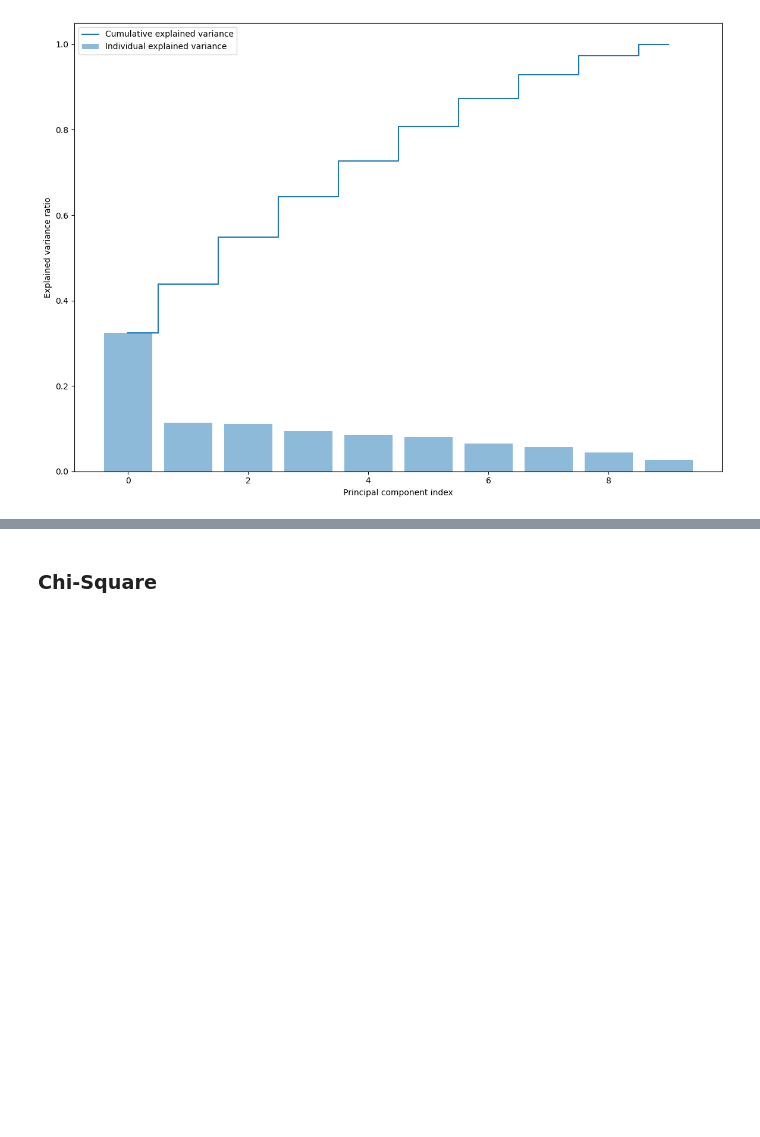
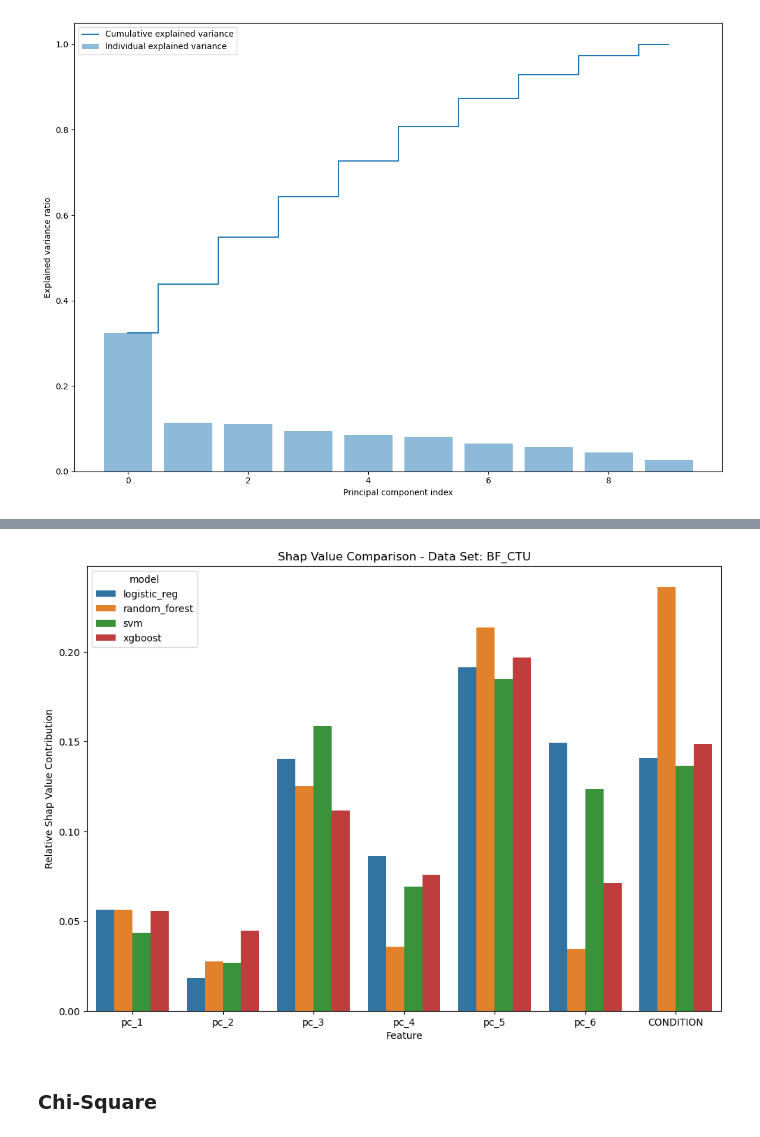
Before and after one commit to santiviquez/lie-detection, a Jupyter notebook: predictors_reliability.ipynb, the cells around one changed output, grey strips where cells are left out. Saved outputs shown, nothing was run; the diff lists cells and outputs as text; code cells hidden in the pictures; blank space fills up the shorter version.

```diff
--- a/predictors_reliability.ipynb
+++ b/predictors_reliability.ipynb
@@ -146,7 +147,6 @@ def get_shap_values(clf, df, cv):
 
         #for each iteration we save the test_set index and the shap_values
         list_shap_values.append(shap_values)
-        list_test_sets.append(test_index)
 
     # combining results from all iterations
     shap_values = np.array(list_shap_values[0].values)
@@ -328,4 +332,31 @@ finalDf
 442 rows × 7 columns
+# %%
+#comparison between model using PCA
+
+rel_shap_values_lr_pca = compute_relative_shap_values(shap_values_lr, BF_CTU_df_pca.columns)
+rel_shap_values_rf_pca = compute_relative_shap_values(shap_values_rf[:,:,1], BF_CTU_df_pca.columns)
+rel_shap_values_svm_pca = compute_relative_shap_values(shap_values_svm, BF_CTU_df_pca.columns)
+rel_shap_values_xgboost_pca = compute_relative_shap_values(shap_values_xgboost, BF_CTU_df_pca.columns)
+
+rel_shap_values_lr_pca['model'] ="logistic_reg"
+rel_shap_values_rf_pca['model'] ="random_forest"
+rel_shap_values_svm_pca['model'] ="svm"
+rel_shap_values_xgboost_pca['model'] ="xgboost"
+
+comparison_df = pd.DataFrame.from_dict([rel_shap_values_lr_pca,
+                        rel_shap_values_rf_pca,
+                        rel_shap_values_svm_pca,
+                        rel_shap_values_xgboost_pca])
+
+comparison_df = comparison_df.melt(id_vars=["model"])
+
+ax = sns.barplot(data=comparison_df, x="variable", y="value", hue="model")
+ax.set_title('Shap Value Comparison - Data Set: BF_CTU')
+ax.set_ylabel('Relative Shap Value Contribution')
+ax.set_xlabel('Feature')
+plt.show()
+# %% [output]
+[figure, added]
 # %% [markdown]
 ### Chi-Square
 # %% [markdown]
```
Also changed, not shown: parts of 8 cells of this notebook.
